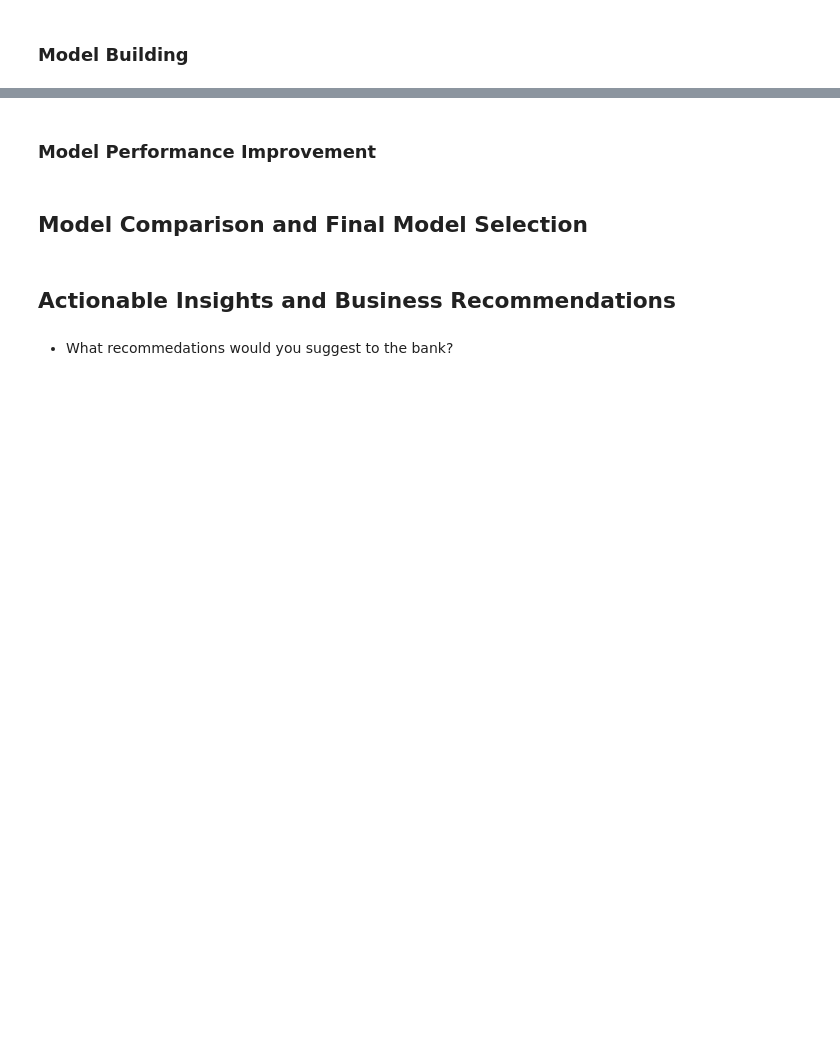
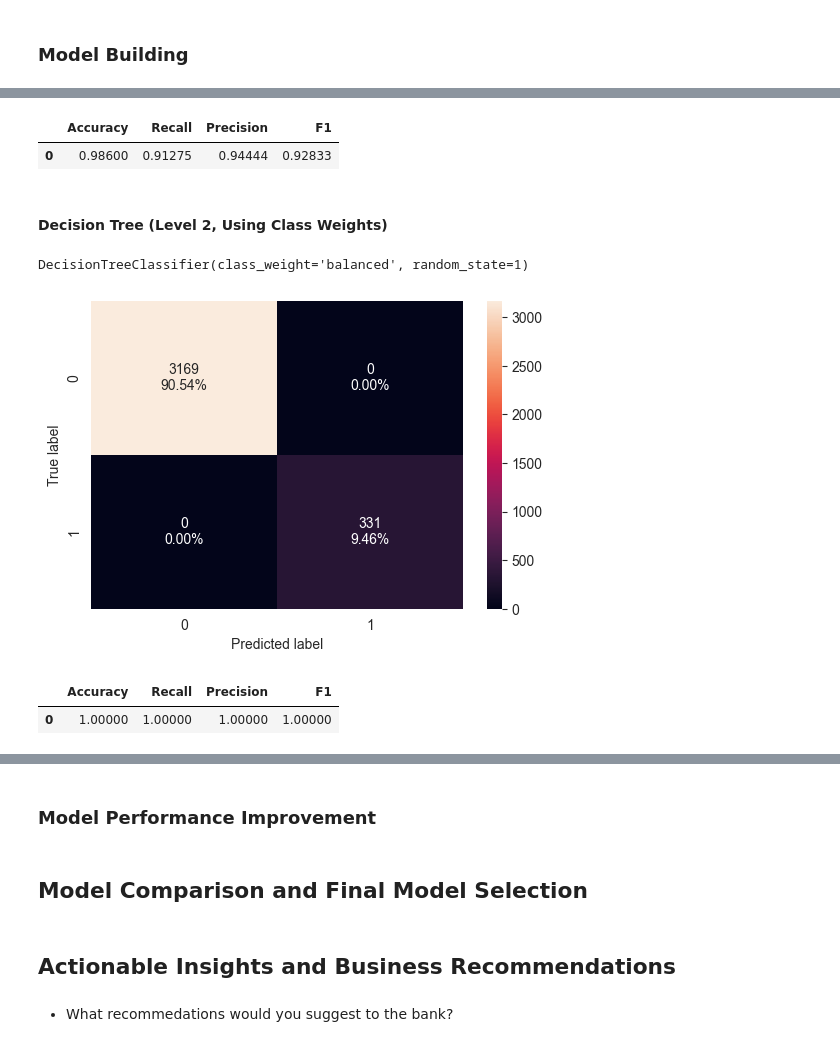
Before and after one commit to OgaBoss/AI-ML_PG_COURSE_PROJECT_2, a Jupyter notebook: AIML_ML_Project_full_code_notebook.ipynb, the cells around one changed output, grey strips where cells are left out. Saved outputs shown, nothing was run; the diff lists cells and outputs as text; code cells hidden in the pictures; blank space fills up the shorter version.

```diff
--- a/AIML_ML_Project_full_code_notebook.ipynb
+++ b/AIML_ML_Project_full_code_notebook.ipynb
@@ -702,0 +833,27 @@ All            4520  480  5000
+# %%
+level_0_decision_tree_perf_test = model_performance_classification_sklearn(
+    model_0, X_test, y_test
+)
+level_0_decision_tree_perf_test
+# %% [output]
+|  | Accuracy | Recall | Precision | F1 |
+| 0 | 0.98600 | 0.91275 | 0.94444 | 0.92833 |
+# %% [markdown]
+#### Decision Tree (Level 2, Using Class Weights)
+# %%
+model_1 = DecisionTreeClassifier(random_state=1, class_weight="balanced")
+model_1.fit(X_train, y_train)
+# %% [output]
+DecisionTreeClassifier(class_weight='balanced', random_state=1)
+# %%
+confusion_matrix_sklearn(model_1, X_train, y_train)
+# %% [output]
+[figure, added]
+# %%
+level_1_decision_tree_perf_train = model_performance_classification_sklearn(
+    model_1, X_train, y_train
+)
+level_1_decision_tree_perf_train
+# %% [output]
+|  | Accuracy | Recall | Precision | F1 |
+| 0 | 1.00000 | 1.00000 | 1.00000 | 1.00000 |
```
Also changed, not shown: parts of 21 cells of this notebook.
